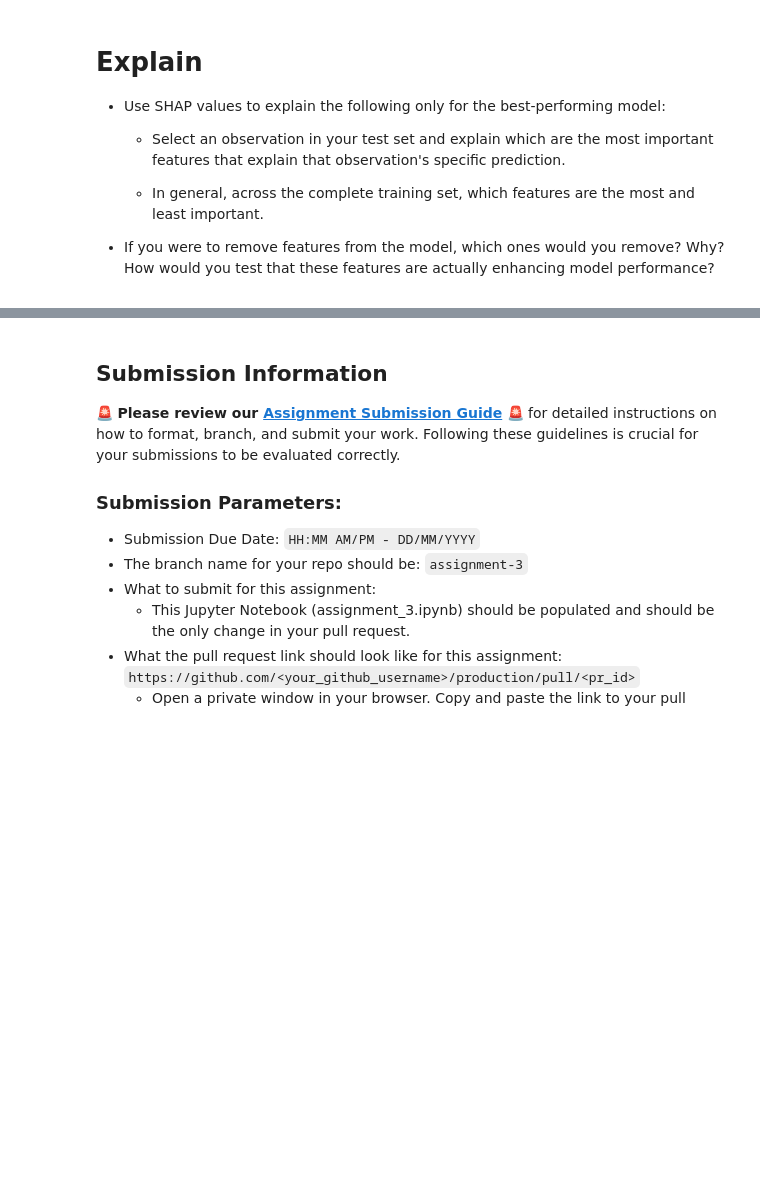
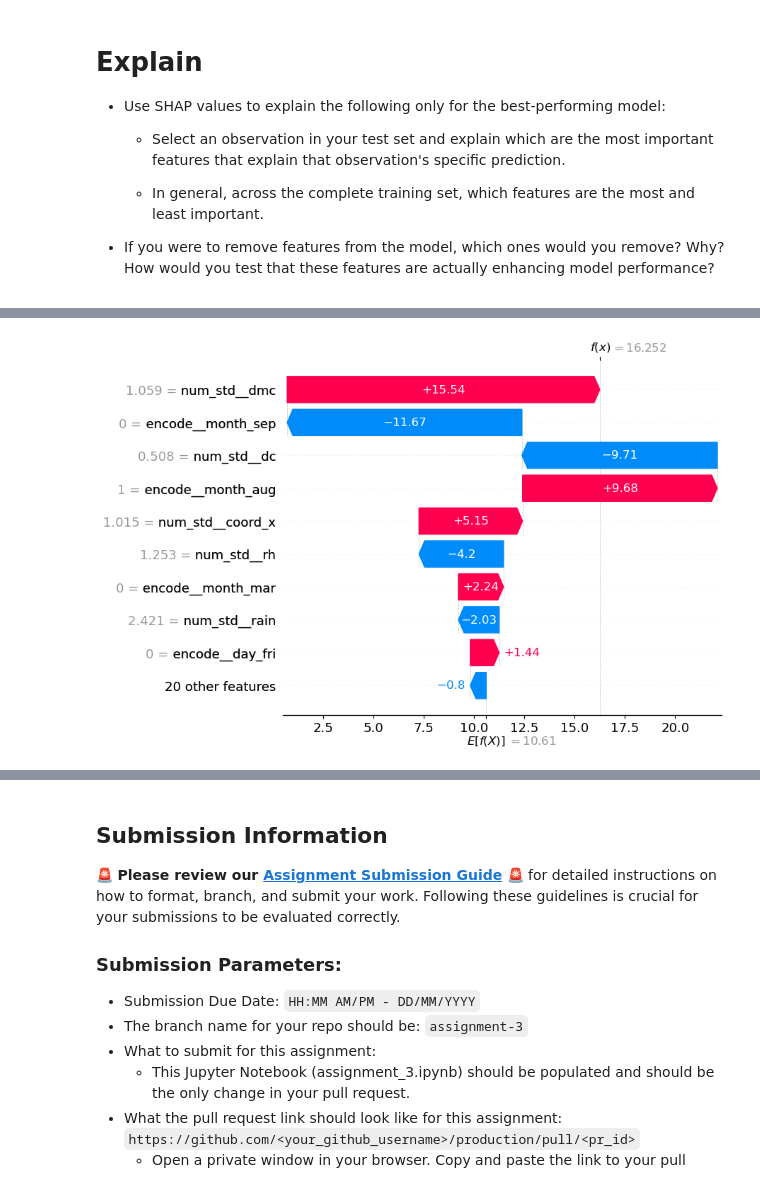
Before and after one commit to cinnabon911/scaling_to_production, a Jupyter notebook: 02_activities/assignments/assignment_3.ipynb, the cells around one changed output, grey strips where cells are left out. Drawn from its saved outputs; the diff is of its cells as text; code cells hidden in the pictures; blank space fills up the shorter version.

```diff
--- a/02_activities/assignments/assignment_3.ipynb
+++ b/02_activities/assignments/assignment_3.ipynb
@@ -430,0 +406,4 @@ shap.plots.bar(shap_values)
+# %%
+shap.plots.waterfall(shap_values[1])
+# %% [output]
+[figure, added]
```
Also changed, not shown: parts of 6 cells of this notebook.
